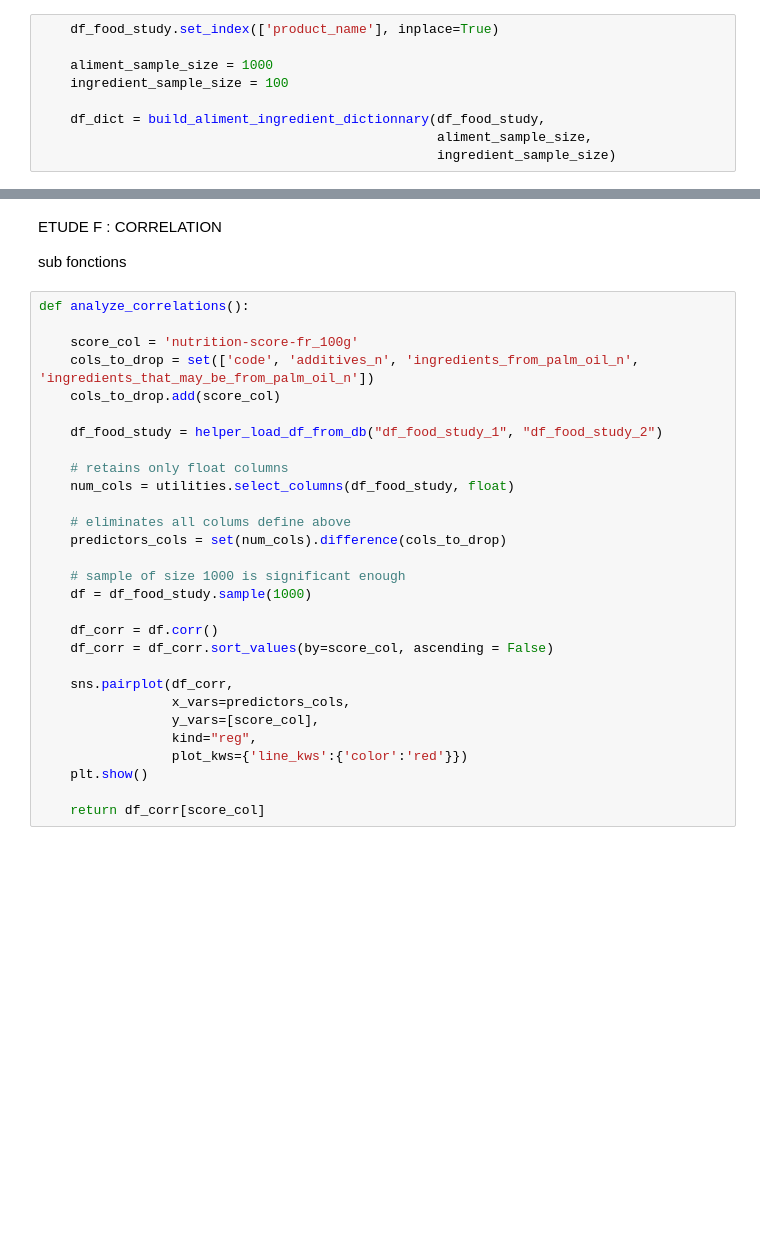
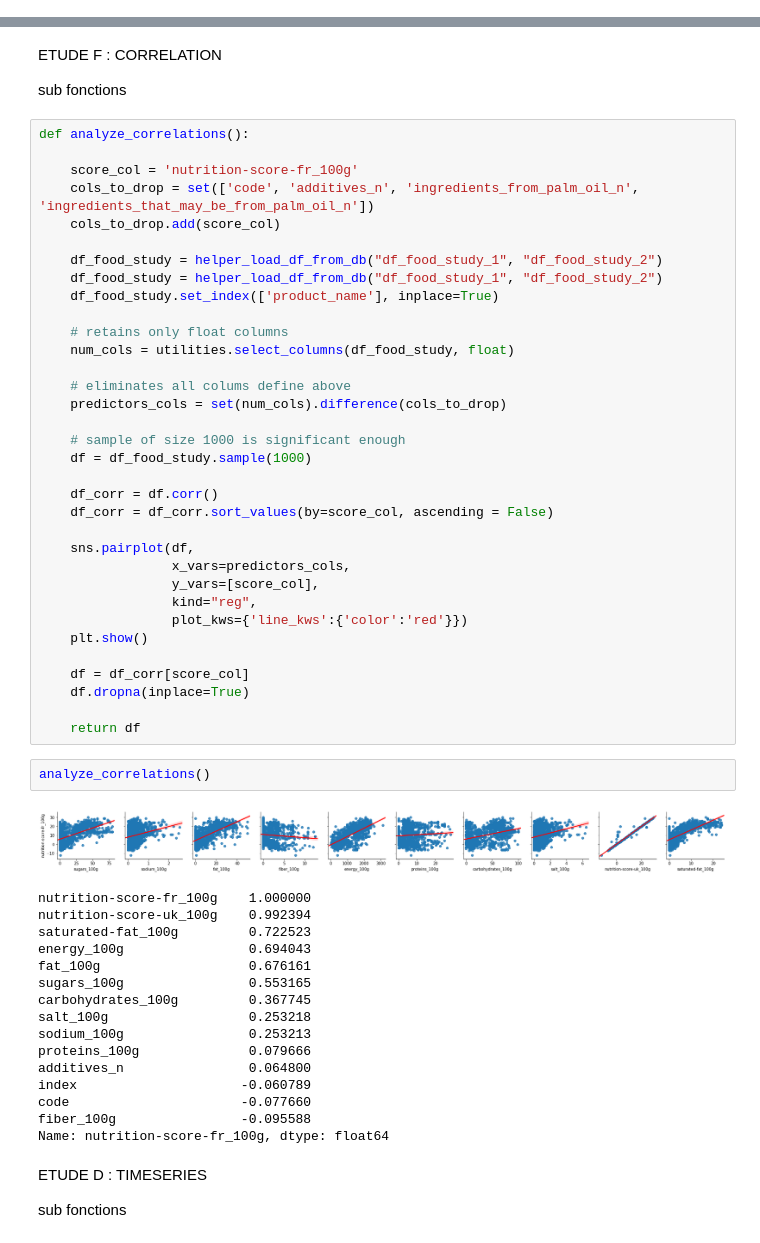
Before and after one commit to waldorivier/study_1, a Jupyter notebook: Courses/Courses/projects/Course_2.ipynb, the cells around one changed output, grey strips where cells are left out. Saved outputs shown, nothing was run; the diff lists cells and outputs as text; blank space fills up the shorter version.

```diff
--- a/Courses/Courses/projects/Course_2.ipynb
+++ b/Courses/Courses/projects/Course_2.ipynb
@@ -639,9 +628,0 @@ Index(['product_name', 'index', 'code', 'url', 'creator', 'created_t',
-# %%
-    df_food_study.set_index(['product_name'], inplace=True)
-
-    aliment_sample_size = 1000
-    ingredient_sample_size = 100
-
-    df_dict = build_aliment_ingredient_dictionnary(df_food_study,
-                                                   aliment_sample_size,
-                                                   ingredient_sample_size)
@@ -747,6 +747,8 @@ def analyze_correlations():
     cols_to_drop.add(score_col)
 
     df_food_study = helper_load_df_from_db("df_food_study_1", "df_food_study_2")
+    df_food_study = helper_load_df_from_db("df_food_study_1", "df_food_study_2")
+    df_food_study.set_index(['product_name'], inplace=True)
 
     # retains only float columns
     num_cols = utilities.select_columns(df_food_study, float)
@@ -760,11 +762,37 @@ def analyze_correlations():
     df_corr = df.corr()
     df_corr = df_corr.sort_values(by=score_col, ascending = False)
 
-    sns.pairplot(df_corr,
+    sns.pairplot(df,
                  x_vars=predictors_cols,
                  y_vars=[score_col],
                  kind="reg",
                  plot_kws={'line_kws':{'color':'red'}})
     plt.show()
 
-    return df_corr[score_col]
+    df = df_corr[score_col]
+    df.dropna(inplace=True)
+
+    return df
+# %%
+analyze_correlations()
+# %% [output]
+[figure, added]
+nutrition-score-fr_100g    1.000000
+nutrition-score-uk_100g    0.992394
+saturated-fat_100g         0.722523
+energy_100g                0.694043
+fat_100g                   0.676161
+sugars_100g                0.553165
+carbohydrates_100g         0.367745
+salt_100g                  0.253218
+sodium_100g                0.253213
+proteins_100g              0.079666
+additives_n                0.064800
+index                     -0.060789
+code                      -0.077660
+fiber_100g                -0.095588
+Name: nutrition-score-fr_100g, dtype: float64
+# %% [markdown]
+ETUDE D : TIMESERIES
+
+sub fonctions
```
Also changed, not shown: parts of 29 cells of this notebook, 1 other file.
